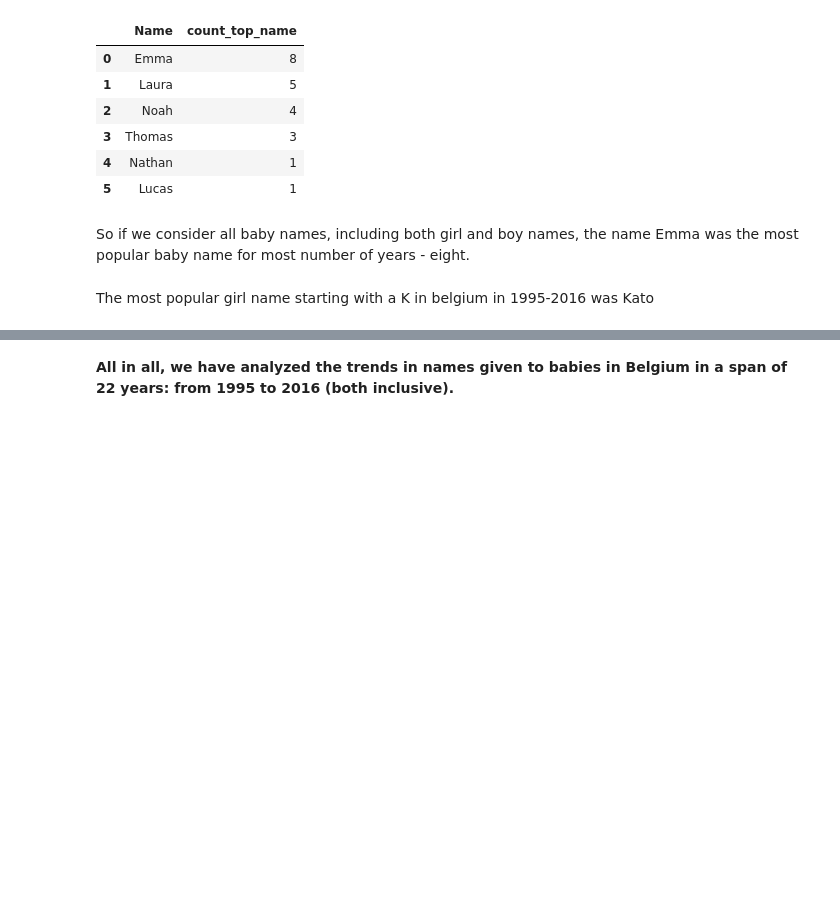
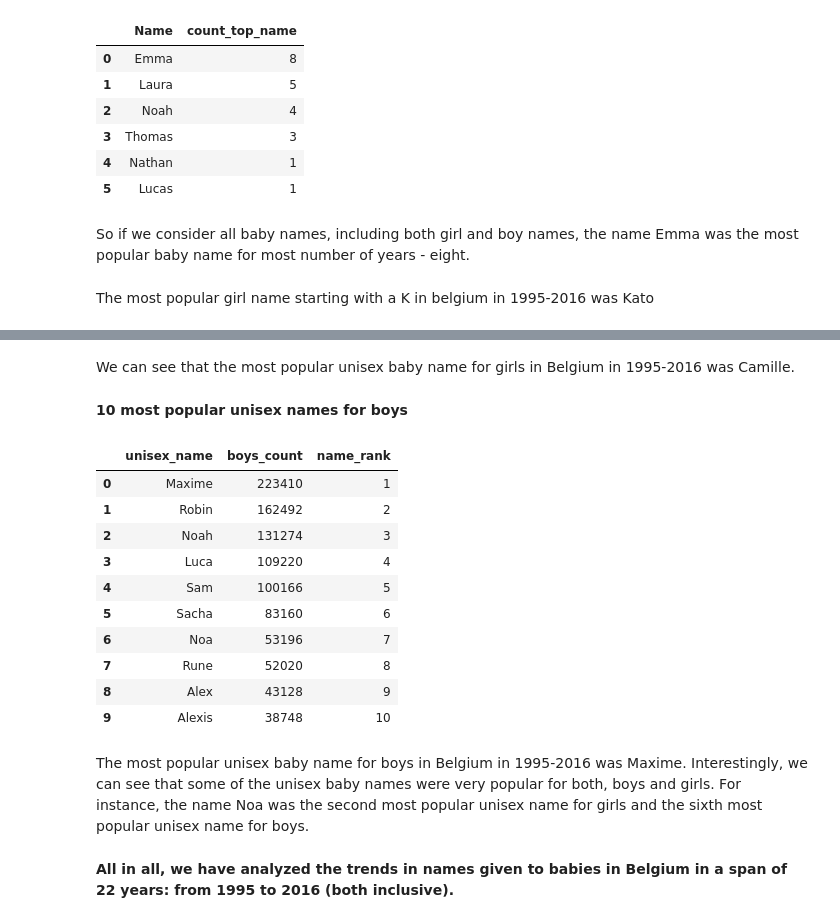
Before and after one commit to katerynalemishko/belgium_baby_names, a Jupyter notebook: belgium_baby_names.ipynb, the cells around one changed output, grey strips where cells are left out. Drawn from its saved outputs; the diff is of its cells as text; code cells hidden in the pictures; blank space fills up the shorter version.

```diff
--- a/belgium_baby_names.ipynb
+++ b/belgium_baby_names.ipynb
@@ -521,2 +591,42 @@ The most popular girl name starting with a K in belgium in 1995-2016 was Kato
+# %% [markdown]
+We can see that the most popular unisex baby name for girls in Belgium in 1995-2016 was Camille.
+# %% [markdown]
+**10 most popular unisex names for boys**
+# %%
+# Define SQL query to obtain 10 most popular unisex names for boys together with the total number of times each name was used
+query="""
+SELECT
+    g.Name AS unisex_name,
+    SUM(b.Count) AS boys_count,
+    RANK() OVER(ORDER BY SUM(b.Count) DESC) AS name_rank
+FROM baby_names AS g
+INNER JOIN baby_names AS b
+ON g.Name=b.Name
+AND g.Gender='Girls'
+AND b.Gender='Boys'
+GROUP BY unisex_name
+ORDER BY boys_count DESC
+LIMIT 10
+"""
+
+#ORDER BY SUM(Count) DESC
+# Run the query
+mysql(query)
+# %% [output]
+|  | unisex_name | boys_count | name_rank |
+| 0 | Maxime | 223410 | 1 |
+| 1 | Robin | 162492 | 2 |
+| 2 | Noah | 131274 | 3 |
+| 3 | Luca | 109220 | 4 |
+| 4 | Sam | 100166 | 5 |
+| 5 | Sacha | 83160 | 6 |
+| 6 | Noa | 53196 | 7 |
+| 7 | Rune | 52020 | 8 |
+| 8 | Alex | 43128 | 9 |
+| 9 | Alexis | 38748 | 10 |
+# %% [markdown]
+The most popular unisex baby name for boys in Belgium in 1995-2016 was Maxime. Interestingly, we can see that some of the unisex baby names were
+very popular for both, boys and girls. For instance, the name Noa was the second most popular unisex name for girls and the sixth
+most popular unisex name for boys.
 # %% [markdown]
 **All in all, we have analyzed the trends in names given to babies in Belgium in a span of 22 years: from 1995 to 2016 (both inclusive).**
```
Also changed, not shown: parts of 6 cells of this notebook.
